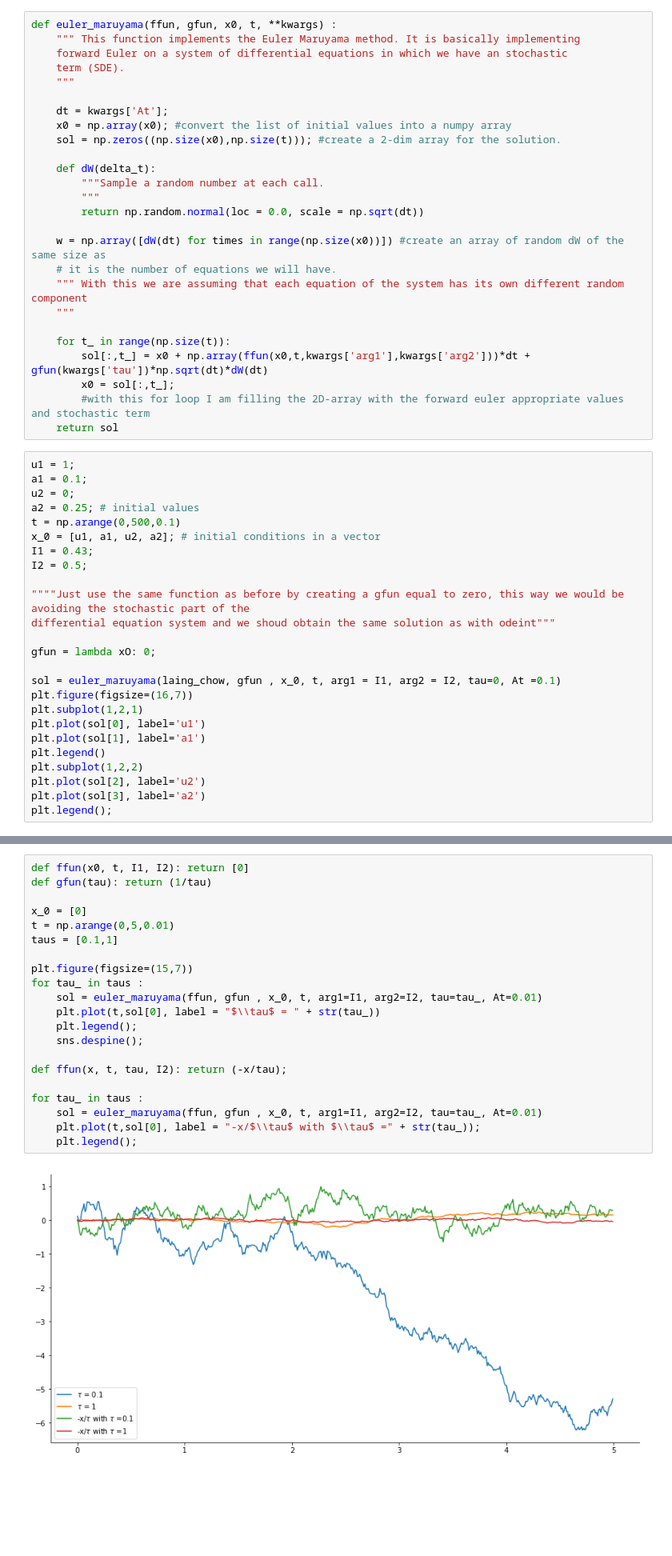
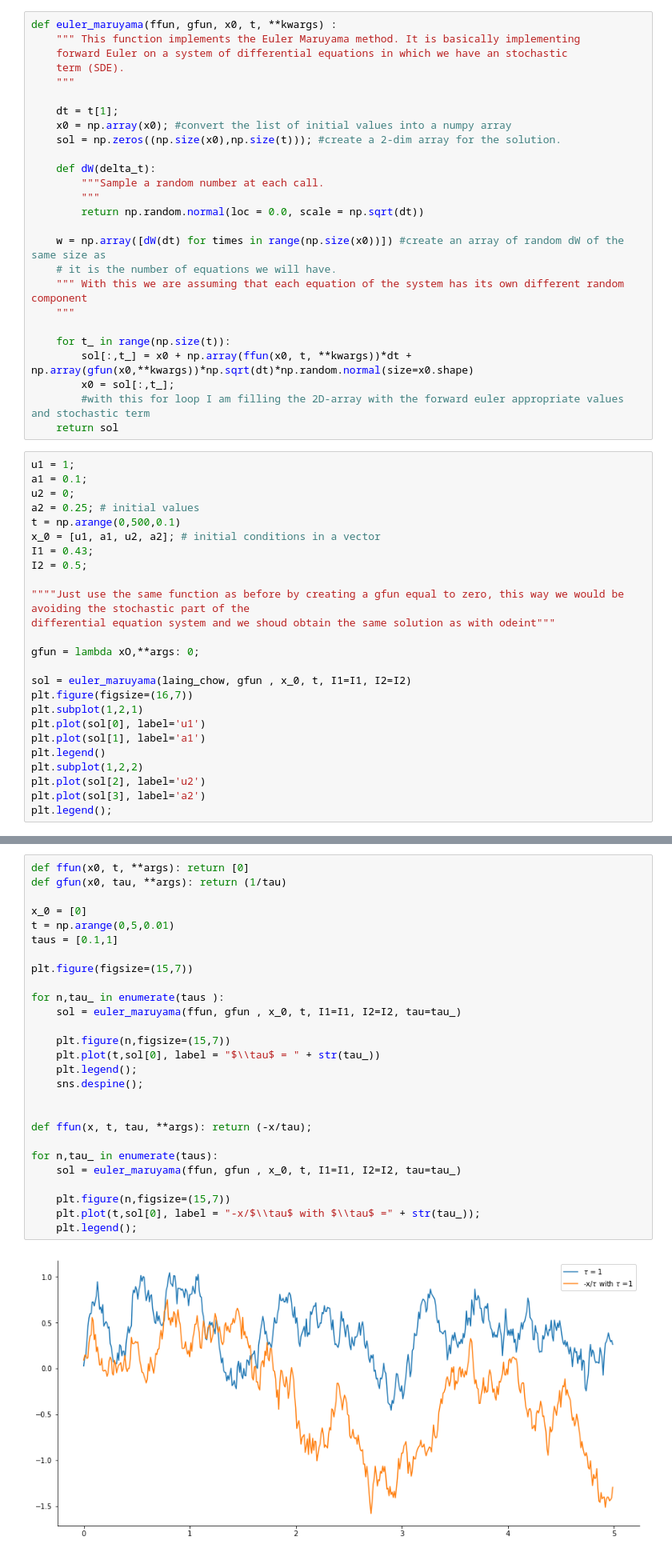
Before and after one commit to lauralopezgaldo/finalproject, a Jupyter notebook: PerceptualBistability.ipynb, the cells around one changed output, grey strips where cells are left out. Shown: that part at 80% size. Cells and saved outputs as stored; diff of their text form; blank space fills up the shorter version.

```diff
--- a/PerceptualBistability.ipynb
+++ b/PerceptualBistability.ipynb
@@ -196,7 +196,7 @@ def euler_maruyama(ffun, gfun, x0, t, **kwargs) :
     term (SDE).
     """
 
-    dt = kwargs['At'];
+    dt = t[1];
     x0 = np.array(x0); #convert the list of initial values into a numpy array
     sol = np.zeros((np.size(x0),np.size(t))); #create a 2-dim array for the solution.
 
@@ -211,7 +211,7 @@ def euler_maruyama(ffun, gfun, x0, t, **kwargs) :
     """
 
     for t_ in range(np.size(t)):
-        sol[:,t_] = x0 + np.array(ffun(x0,t,kwargs['arg1'],kwargs['arg2']))*dt + gfun(kwargs['tau'])*np.sqrt(dt)*dW(dt)
+        sol[:,t_] = x0 + np.array(ffun(x0, t, **kwargs))*dt + np.array(gfun(x0,**kwargs))*np.sqrt(dt)*np.random.normal(size=x0.shape)
         x0 = sol[:,t_];
         #with this for loop I am filling the 2D-array with the forward euler appropriate values and stochastic term
     return sol
@@ -228,9 +228,9 @@ I2 = 0.5;
 """"Just use the same function as before by creating a gfun equal to zero, this way we would be avoiding the stochastic part of the
 differential equation system and we shoud obtain the same solution as with odeint"""
 
-gfun = lambda xO: 0;
+gfun = lambda xO,**args: 0;
 
-sol = euler_maruyama(laing_chow, gfun , x_0, t, arg1 = I1, arg2 = I2, tau=0, At =0.1)
+sol = euler_maruyama(laing_chow, gfun , x_0, t, I1=I1, I2=I2)
 plt.figure(figsize=(16,7))
 plt.subplot(1,2,1)
 plt.plot(sol[0], label='u1')
@@ -248,25 +248,31 @@ We can observe that we actually obtain the same result as before, because we are
 #### 3. Make ffun return 0 and gfun return 1/ $\tau$  . Simulate this stochastic differential equation between t = 0 and t = 5 with dt = 0.01 for $\tau$ = 0.1 and for $\tau$ = 1.
 #### Further, simulate the stochastic differential equation with gfun as before and ffunn=−x/$\tau$ . Compare the results of the three simulations. What is similar? What is different?
 # %%
-def ffun(x0, t, I1, I2): return [0]
-def gfun(tau): return (1/tau)
+def ffun(x0, t, **args): return [0]
+def gfun(x0, tau, **args): return (1/tau)
 
 x_0 = [0]
 t = np.arange(0,5,0.01)
 taus = [0.1,1]
 
 plt.figure(figsize=(15,7))
-for tau_ in taus :
-    sol = euler_maruyama(ffun, gfun , x_0, t, arg1=I1, arg2=I2, tau=tau_, At=0.01)
+
+for n,tau_ in enumerate(taus ):
+    sol = euler_maruyama(ffun, gfun , x_0, t, I1=I1, I2=I2, tau=tau_)
+
+    plt.figure(n,figsize=(15,7))
     plt.plot(t,sol[0], label = "$\\tau$ = " + str(tau_))
     plt.legend();
     sns.despine();
 
-def ffun(x, t, tau, I2): return (-x/tau);
 
-for tau_ in taus :
-    sol = euler_maruyama(ffun, gfun , x_0, t, arg1=I1, arg2=I2, tau=tau_, At=0.01)
+def ffun(x, t, tau, **args): return (-x/tau);
+
+for n,tau_ in enumerate(taus):
+    sol = euler_maruyama(ffun, gfun , x_0, t, I1=I1, I2=I2, tau=tau_)
+
+    plt.figure(n,figsize=(15,7))
     plt.plot(t,sol[0], label = "-x/$\\tau$ with $\\tau$ =" + str(tau_));
     plt.legend();
 # %% [output]
-[figure, old version]
+[figure, new version]
```
Also changed, not shown: parts of 8 cells of this notebook.
